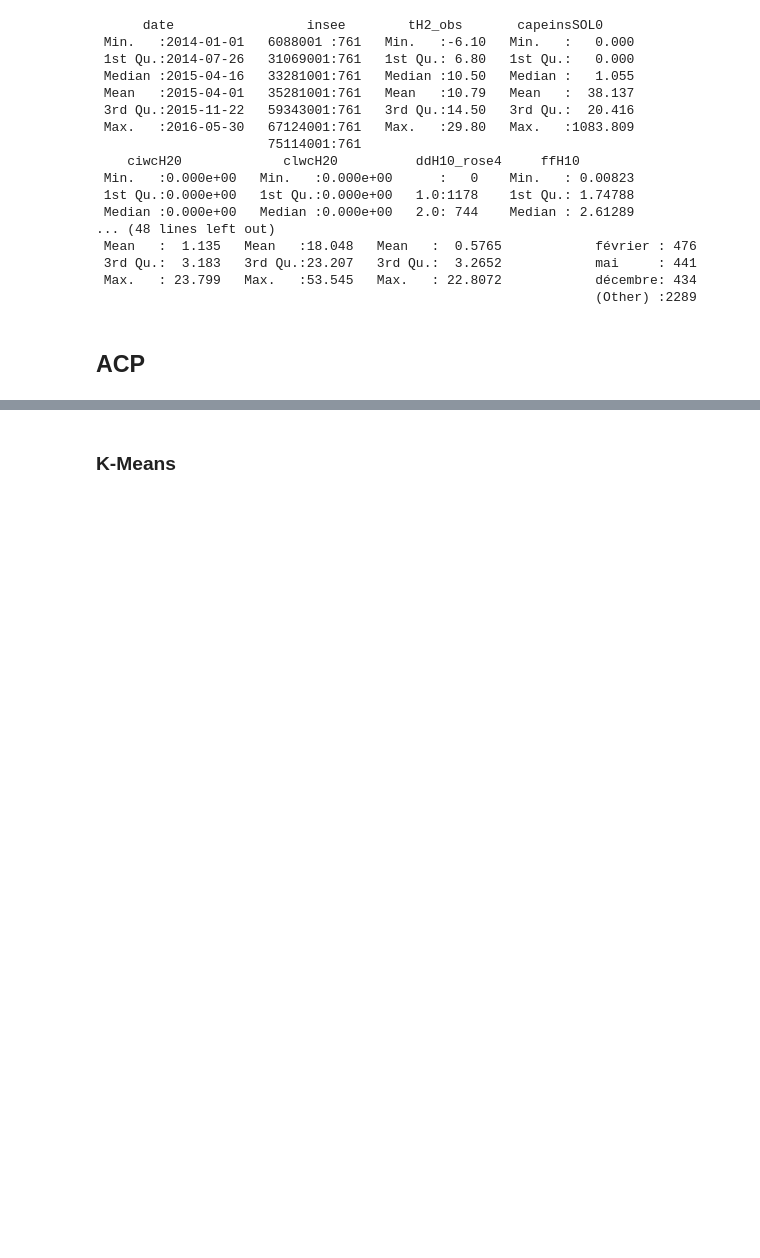
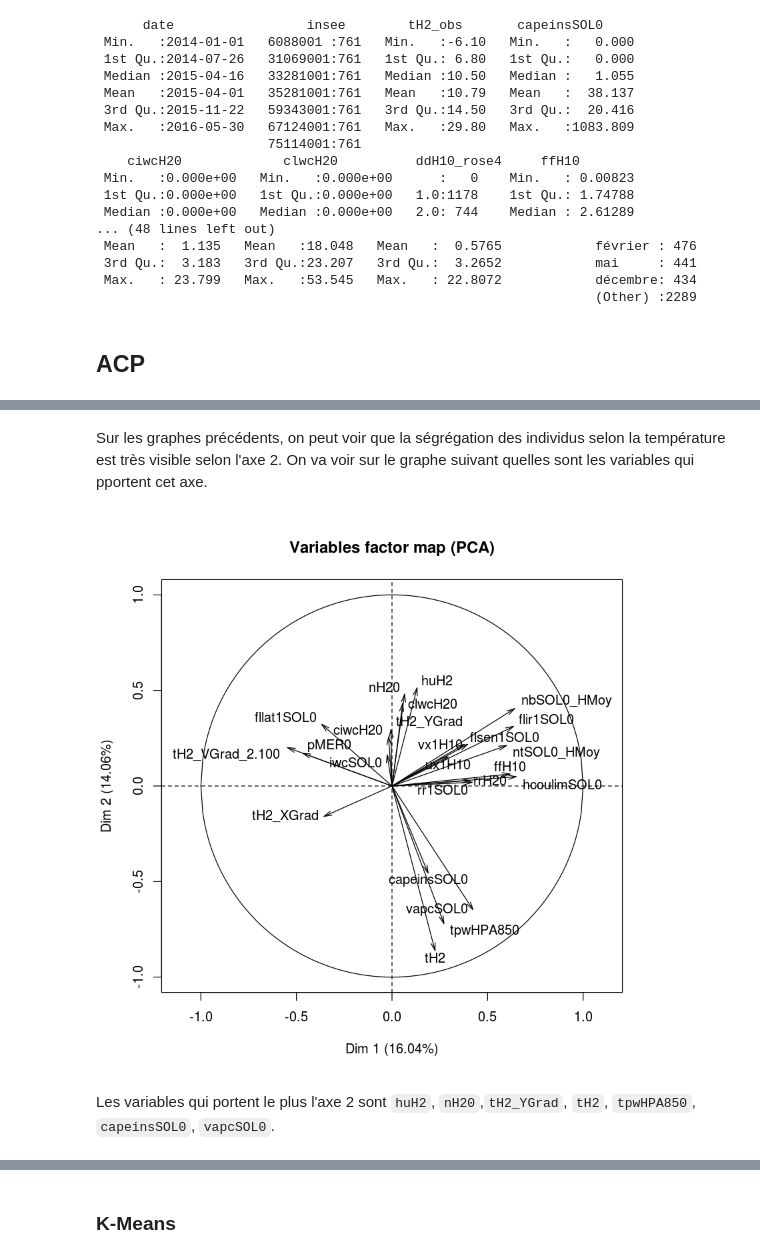
Before and after one commit to CangelosiQ/Defi, a Jupyter notebook: Data_Analysis_R.ipynb, the cells around one changed output, grey strips where cells are left out. Cells and saved outputs as stored; diff of their text form; code cells hidden in the pictures; blank space fills up the shorter version.

```diff
--- a/Data_Analysis_R.ipynb
+++ b/Data_Analysis_R.ipynb
@@ -263,0 +309,8 @@ ERROR: Error in cov.wt(z): 'x' must contain finite values only
+# %% [markdown]
+Sur les graphes précédents, on peut voir que la ségrégation des individus selon la température est très visible selon l'axe 2. On va voir sur le graphe suivant quelles sont les variables qui pportent cet axe.
+# %%
+plot(pca, choix="var")
+# %% [output]
+[figure, added]
+# %% [markdown]
+Les variables qui portent le plus l'axe 2 sont `huH2`, `nH20`,`tH2_YGrad`, `tH2`, `tpwHPA850`, `capeinsSOL0`, `vapcSOL0`.
```
Also changed, not shown: parts of 19 cells of this notebook.
